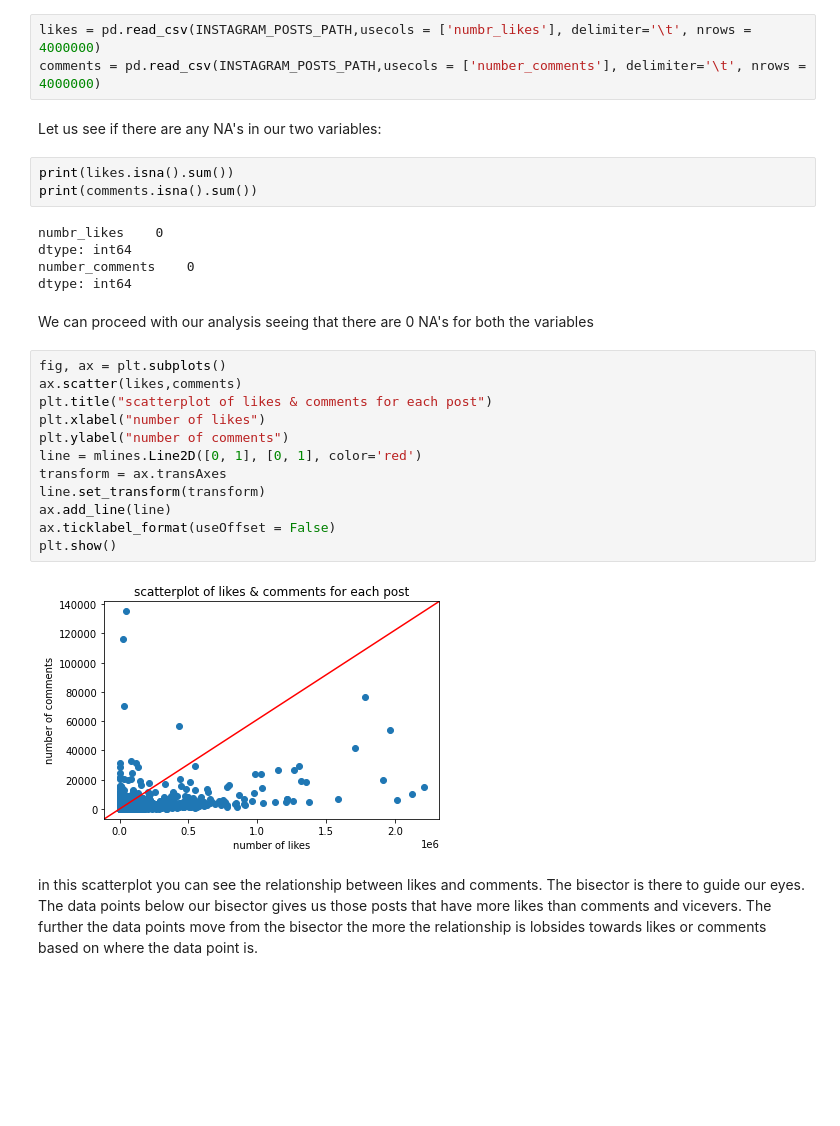
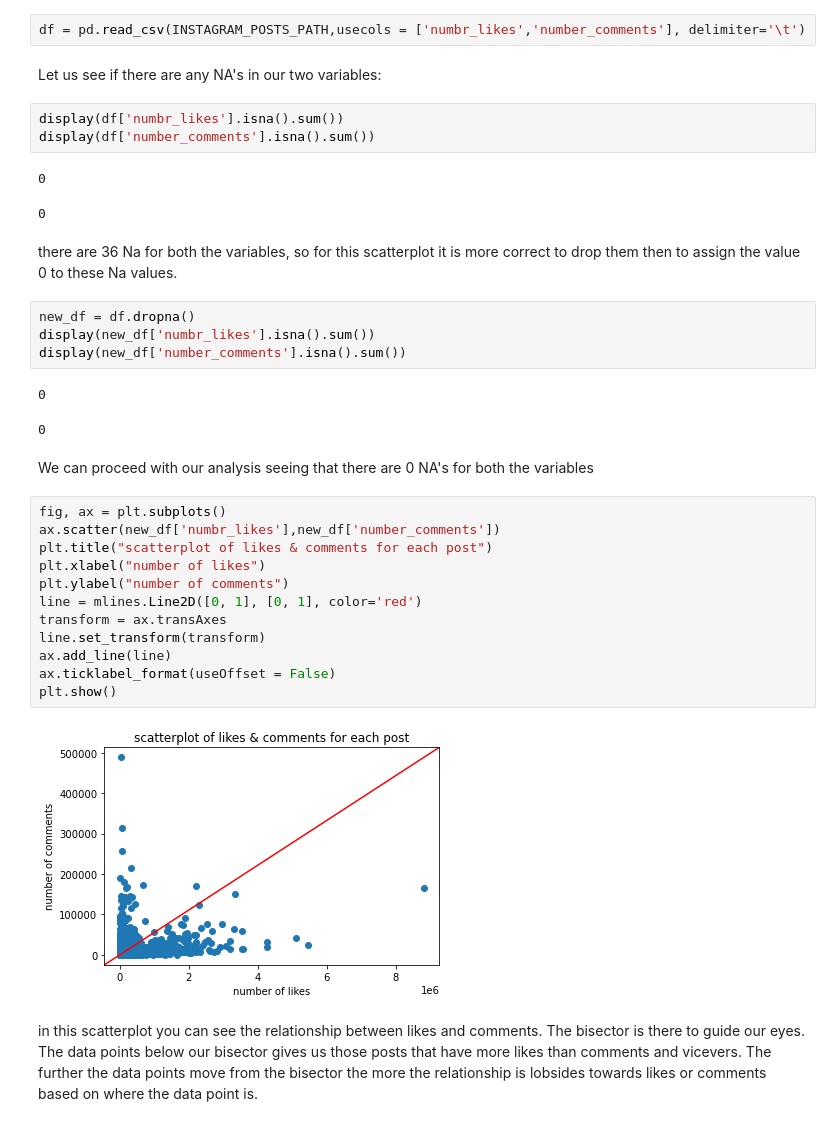
Before and after one commit to Vah1d/ADM-HW2, a Jupyter notebook: HW2.ipynb, the cells around one changed output. Drawn from its saved outputs; the diff is of its cells as text; blank space fills up the shorter version.

```diff
--- a/HW2.ipynb
+++ b/HW2.ipynb
@@ -209,34 +205,40 @@ We see how the vast majority of instagram accounts analyzed are non-business acc
 # %% [markdown]
 #### - Does more “likes” also mean more comments? Plot a scatter plot of “likes” vs comments for posts.
 # %%
-likes = pd.read_csv(INSTAGRAM_POSTS_PATH,usecols = ['numbr_likes'], delimiter='\t', nrows = 4000000)
-comments = pd.read_csv(INSTAGRAM_POSTS_PATH,usecols = ['number_comments'], delimiter='\t', nrows = 4000000)
+df = pd.read_csv(INSTAGRAM_POSTS_PATH,usecols = ['numbr_likes','number_comments'], delimiter='\t')
 # %% [markdown]
 Let us see if there are any NA's in our two variables:
 # %%
-print(likes.isna().sum())
-print(comments.isna().sum())
+display(df['numbr_likes'].isna().sum())
+display(df['number_comments'].isna().sum())
 # %% [output]
-numbr_likes    0
-dtype: int64
-number_comments    0
-dtype: int64
+0
+0
+# %% [markdown]
+there are 36 Na for both the variables, so for this scatterplot it is more correct to drop them then to assign the value 0 to these Na values.
+# %%
+new_df = df.dropna()
+display(new_df['numbr_likes'].isna().sum())
+display(new_df['number_comments'].isna().sum())
+# %% [output]
+0
+0
 # %% [markdown]
 We can proceed with our analysis seeing that there are 0 NA's for both the variables
 # %%
 fig, ax = plt.subplots()
-ax.scatter(likes,comments)
+ax.scatter(new_df['numbr_likes'],new_df['number_comments'])
 plt.title("scatterplot of likes & comments for each post")
 plt.xlabel("number of likes")
 plt.ylabel("number of comments")
 line = mlines.Line2D([0, 1], [0, 1], color='red')
 transform = ax.transAxes
 line.set_transform(transform)
 ax.add_line(line)
 ax.ticklabel_format(useOffset = False)
 plt.show()
 # %% [output]
-[figure, old version]
+[figure, new version]
 # %% [markdown]
 in this scatterplot you can see the relationship between likes and comments. The bisector is there to guide our eyes. The data points below our bisector gives us those posts that have more likes than comments and vicevers. The further the data points move from the bisector the more the relationship is lobsides towards likes or comments based on where the data point is.
 # %% [markdown]
```
Also changed, not shown: parts of 17 cells of this notebook.
